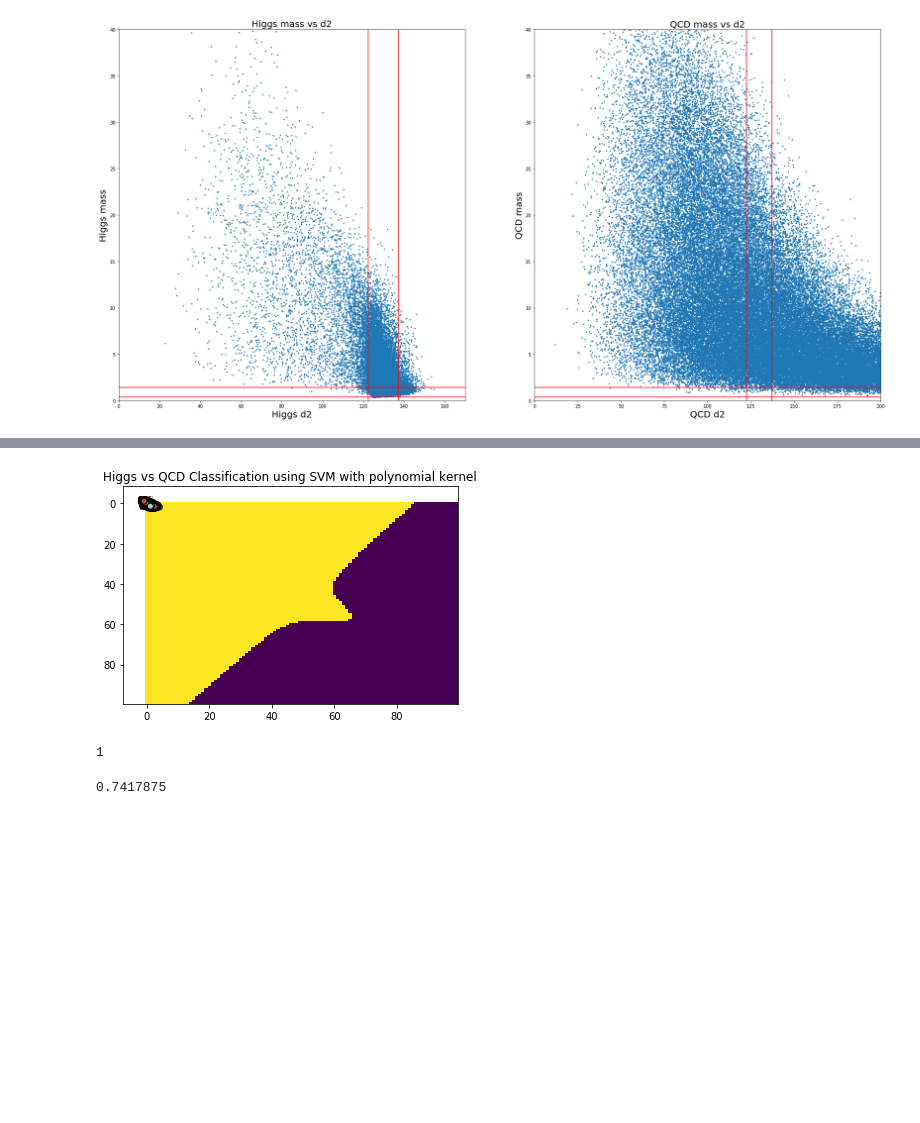
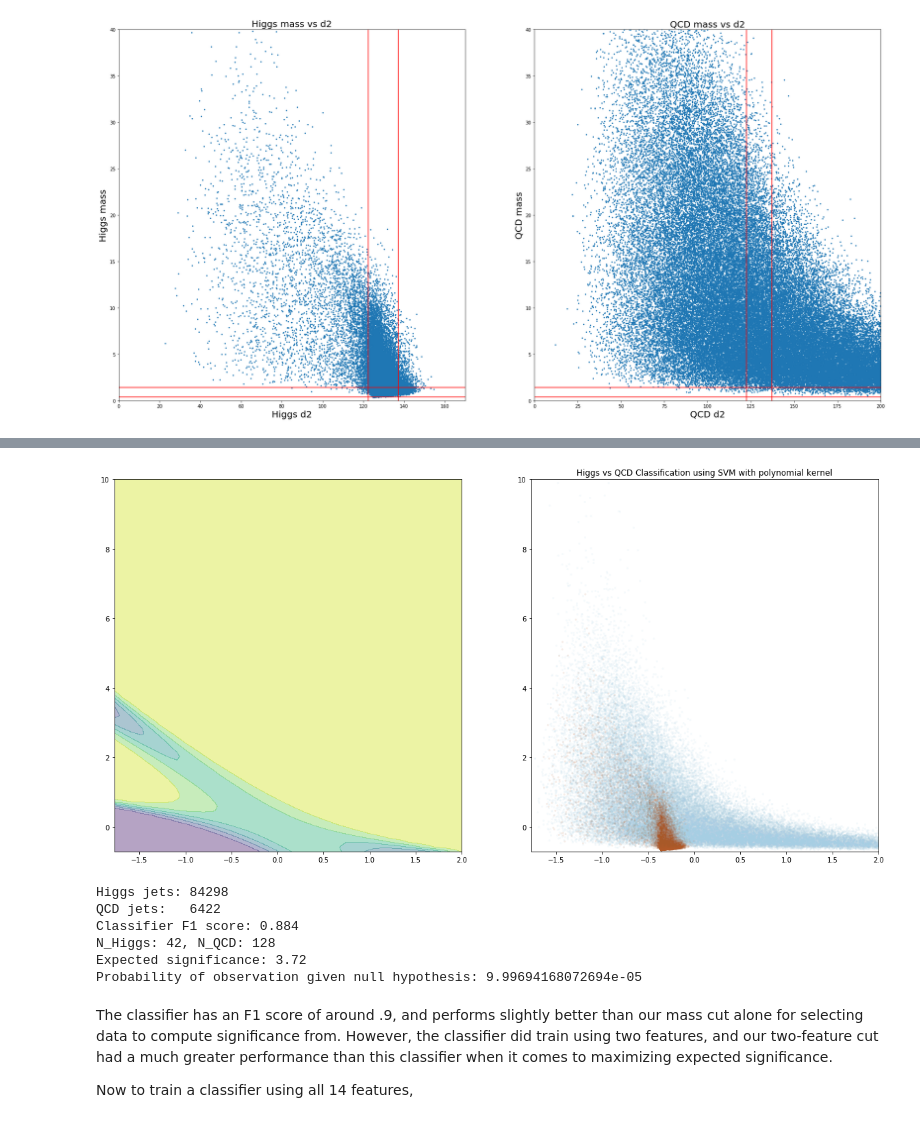
Before and after one commit to Chkoda/PHYS434, a Jupyter notebook: Lab7&8.ipynb, the cells around one changed output, grey strips where cells are left out. Drawn from its saved outputs; the diff is of its cells as text; code cells hidden in the pictures; blank space fills up the shorter version.

```diff
--- a/Lab7&8.ipynb
+++ b/Lab7&8.ipynb
@@ -273,9 +292,9 @@ Using scipy feature selection, we find the two best features are t3 and t21 by v
 from sklearn import svm
 from sklearn import preprocessing
 from sklearn.model_selection import train_test_split
+from sklearn.metrics import f1_score
 #from sklearn.model_selection import cross_val_score
 
 X = higgs_dict.append(qcd_dict)
-y = np.append(np.ones((len(higgs_dict),1), dtype=int),np.zeros((len(qcd_dict),1),dtype=int))
-X.head()
-#X_scaled = preprocessing.StandardScaler().fit_transform(X)
+y = np.append(np.ones((len(higgs_dict),1), dtype=int),
+              np.zeros((len(qcd_dict),1),dtype=int))
@@ -294,6 +301,9 @@ TypeError: 'Series' object cannot be interpreted as an integer
+# %%
+#Using only two features, mass and d2 (the same as analyzed above)
+X_new = np.array([X.mass, X.d2]).T
 # %%
 #X_scaled = preprocessing.StandardScaler().fit_transform(X_new)
-X_train, X_test, y_train, y_test = train_test_split(X_new,y, test_size=0.8)
+X_train, X_test, y_train, y_test = train_test_split(X_new,y, test_size=0.6)
 scaler = preprocessing.StandardScaler().fit(X_train)
 X_train_scaled = scaler.transform(X_train)
 X_test_scaled = scaler.transform(X_test)
@@ -319,27 +320,56 @@ array([[3.0000009e-14, 1.0000000e+00],
 # %%
-x_min = min(X_scaled[:,0])
-x_max = max(X_scaled[:,0])
-y_min = min(X_scaled[:,1])
-y_max = max(X_scaled[:,1])
+fig, ax = plt.subplots(1, 2, figsize=(20,10))
+
+x_min = min(X_test_scaled[:,0])
+x_max = max(X_test_scaled[:,0])
+y_min = min(X_test_scaled[:,1])
+y_max = max(X_test_scaled[:,1])
 xx, yy = np.meshgrid(np.linspace(x_min, x_max, 100), np.linspace(y_min, y_max, 100).T)
 XX = np.c_[xx.ravel(), yy.ravel()]
-probas = clf.predict(XX)[:].reshape(xx.shape)
+Z = clf.predict_proba(XX)[:,0].reshape(xx.shape)
 
 # Put the result into a color plot
-plt.pcolormesh(xx, yy, probas, cmap=plt.cm.Paired)
-plt.imshow(probas)
-
-plt.scatter(X_test_scaled[:,0], X_test_scaled[:,1], c=y_test, cmap=plt.cm.Paired, edgecolors='k')
+ax[0].contourf(xx, yy, Z, alpha=0.4)
+ax[1].scatter(X_test_scaled[:,0], X_test_scaled[:,1], c=y_test, cmap=plt.cm.Paired,
+            edgecolors='k', marker='.', linewidths=0.000001, alpha=0.1)
 plt.title('Higgs vs QCD Classification using SVM with polynomial kernel')
 plt.axis('tight')
 
-#plt.xlim(x_min, x_max)
-#plt.ylim(y_min, y_max)
+ax[0].set_xlim(x_min, 2)
+ax[0].set_ylim(y_min, 10)
+ax[1].set_xlim(x_min, 2)
+ax[1].set_ylim(y_min, 10)
+
 plt.show()
 # %% [output]
-[figure, old version]
+[figure, new version]
-# %%
-len(XX)
-# %% [output]
-1
+# %%
+Higgs_scaled = scaler.transform(np.array([higgs_dict.mass, higgs_dict.d2]).T)
+y_higgs_pred = clf.predict(Higgs_scaled)
+Higgs_events = sum(y_higgs_pred)
+print(f"Higgs jets: {Higgs_events:.0f}")
+qcd_scaled = scaler.transform(np.array([qcd_dict.mass, qcd_dict.d2]).T)
+y_qcd_pred = clf.predict(qcd_scaled)
+QCD_events = sum(y_qcd_pred) #Number of QCD events included after classification
+print(f"QCD jets:   {QCD_events:.0f}")
+y_pred = np.concatenate((y_higgs_pred, y_qcd_pred), axis=0)
+F1_score = f1_score(y, y_pred)
+print(f"Classifier F1 score: {F1_score:.3f}")
+N_higgs = 50*Higgs_events/100000
+N_qcd = 2000*QCD_events/100000
+expected_sig = N_higgs / math.sqrt(N_qcd)
+print(f'N_Higgs: {N_higgs:.0f}, N_QCD: {N_qcd:.0f}')
+print(f'Expected significance: {expected_sig:.2f}')
+print(f'Probability of observation given null hypothesis: {stats.norm.sf(expected_sig)}')
+# %% [output]
+Higgs jets: 84298
+QCD jets:   6422
+Classifier F1 score: 0.884
+N_Higgs: 42, N_QCD: 128
+Expected significance: 3.72
+Probability of observation given null hypothesis: 9.99694168072694e-05
+# %% [markdown]
+The classifier has an F1 score of around .9, and performs slightly better than our mass cut alone for selecting data to compute significance from. However, the classifier did train using two features, and our two-feature cut had a much greater performance than this classifier when it comes to maximizing expected significance.
+
+Now to train a classifier using all 14 features,
 # %%
@@ -351,7 +381,3 @@ X_test_scaled = scaler.transform(X_test)
-# %%
-clf.score(X_test_scaled, y_test)
-# %% [output]
-0.7417875
 # %%
 clf = svm.SVC(kernel='poly', degree=3, gamma='scale', probability=True)
 clf.fit(X_train_scaled,y_train)
```
Also changed, not shown: parts of 66 cells of this notebook, 4 other files.
